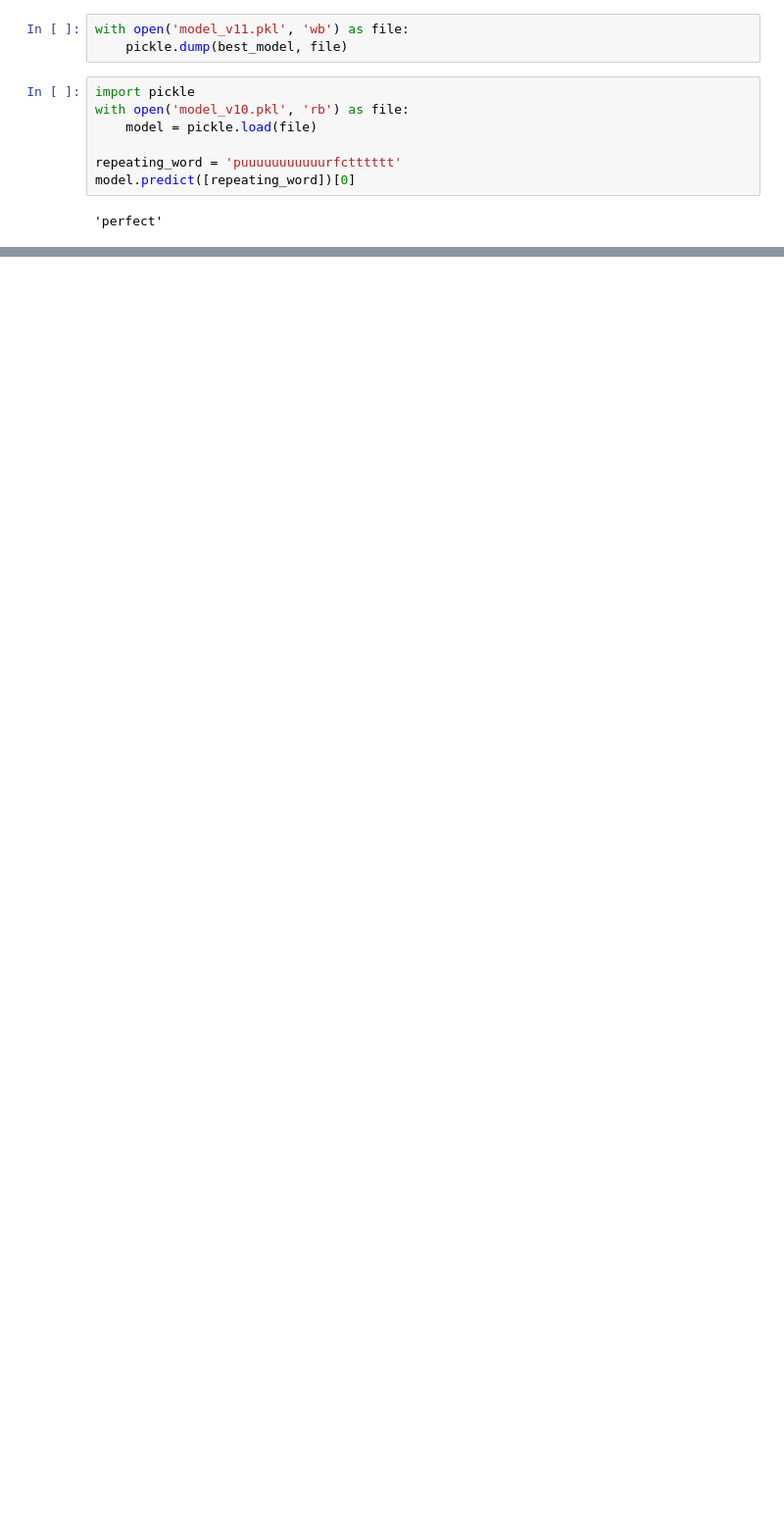
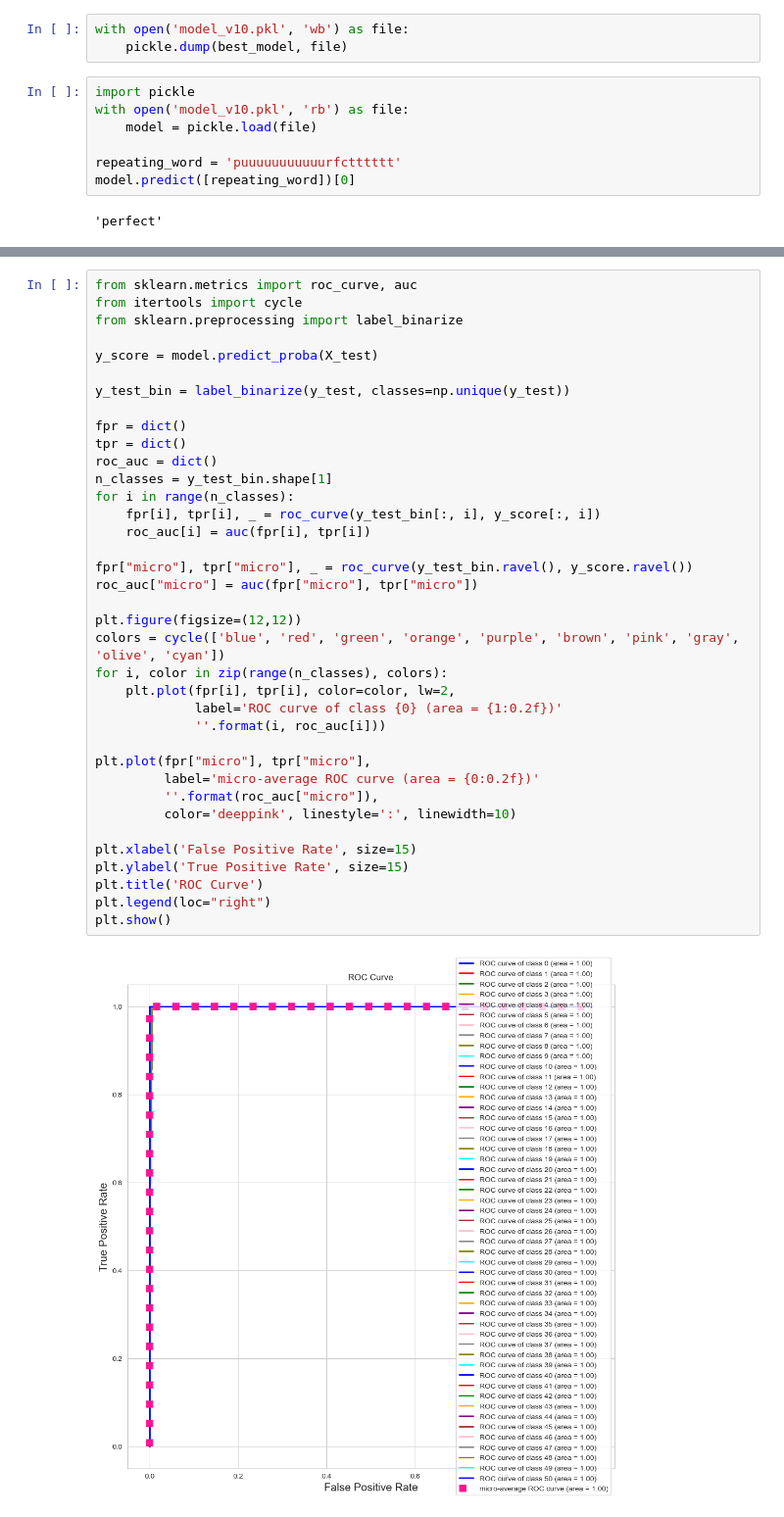
Before and after one commit to Disura-Randunu/RankrrV2, a Jupyter notebook: rankrr-datascience/emphasized_words_model.ipynb, the cells around one changed output, grey strips where cells are left out. Shown at 98% size. Saved outputs shown, nothing was run; the diff lists cells and outputs as text; blank space fills up the shorter version.

```diff
--- a/rankrr-datascience/emphasized_words_model.ipynb
+++ b/rankrr-datascience/emphasized_words_model.ipynb
@@ -74,5 +76,5 @@ NameError: name 'best_model' is not defined
 # %%
-with open('model_v11.pkl', 'wb') as file:
+with open('model_v10.pkl', 'wb') as file:
     pickle.dump(best_model, file)
 # %%
 import pickle
@@ -85,0 +106,39 @@ model.predict([repeating_word])[0]
+# %%
+from sklearn.metrics import roc_curve, auc
+from itertools import cycle
+from sklearn.preprocessing import label_binarize
+
+y_score = model.predict_proba(X_test)
+
+y_test_bin = label_binarize(y_test, classes=np.unique(y_test))
+
+fpr = dict()
+tpr = dict()
+roc_auc = dict()
+n_classes = y_test_bin.shape[1]
+for i in range(n_classes):
+    fpr[i], tpr[i], _ = roc_curve(y_test_bin[:, i], y_score[:, i])
+    roc_auc[i] = auc(fpr[i], tpr[i])
+
+fpr["micro"], tpr["micro"], _ = roc_curve(y_test_bin.ravel(), y_score.ravel())
+roc_auc["micro"] = auc(fpr["micro"], tpr["micro"])
+
+plt.figure(figsize=(12,12))
+colors = cycle(['blue', 'red', 'green', 'orange', 'purple', 'brown', 'pink', 'gray', 'olive', 'cyan'])
+for i, color in zip(range(n_classes), colors):
+    plt.plot(fpr[i], tpr[i], color=color, lw=2,
+             label='ROC curve of class {0} (area = {1:0.2f})'
+             ''.format(i, roc_auc[i]))
+
+plt.plot(fpr["micro"], tpr["micro"],
+         label='micro-average ROC curve (area = {0:0.2f})'
+         ''.format(roc_auc["micro"]),
+         color='deeppink', linestyle=':', linewidth=10)
+
+plt.xlabel('False Positive Rate', size=15)
+plt.ylabel('True Positive Rate', size=15)
+plt.title('ROC Curve')
+plt.legend(loc="right")
+plt.show()
+# %% [output]
+[figure, added]
```
Also changed, not shown: parts of 6 cells of this notebook, 3 other files.
